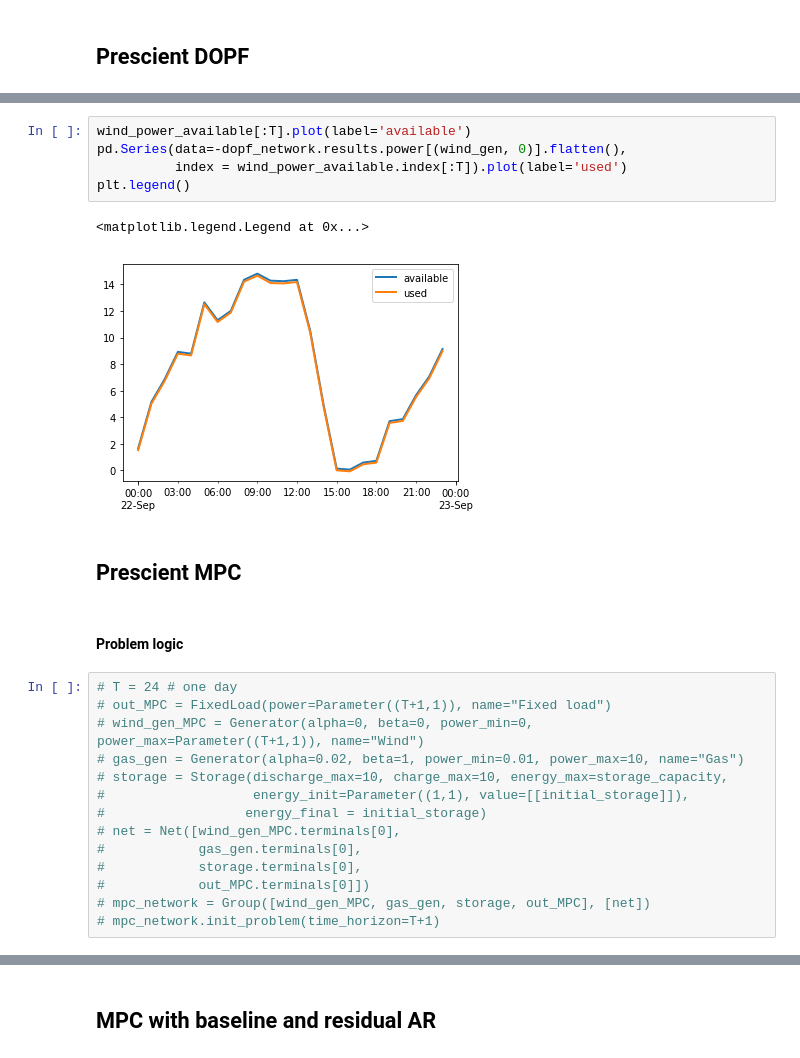
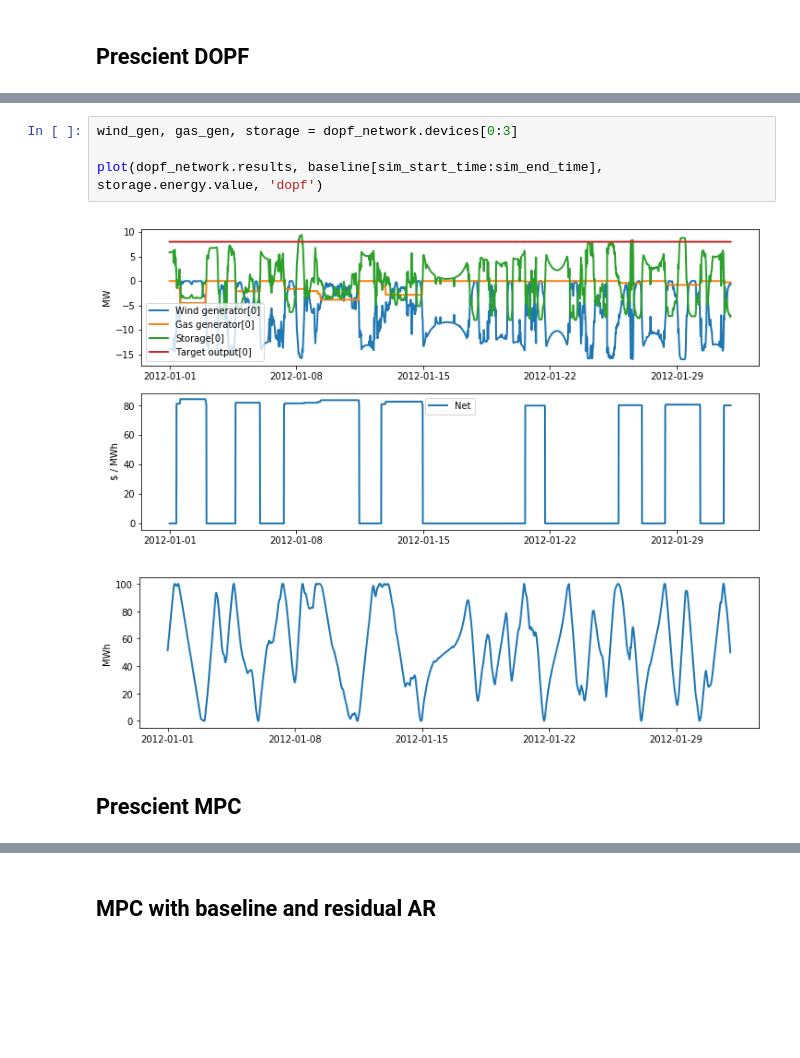
Before and after one commit to cvxgrp/cvxpower, a Jupyter notebook: examples/Windfarm_Prescient_MPC_robust.ipynb, the cells around one changed output, grey strips where cells are left out. Drawn from its saved outputs; the diff is of its cells as text; blank space fills up the shorter version.

```diff
--- a/examples/Windfarm_Prescient_MPC_robust.ipynb
+++ b/examples/Windfarm_Prescient_MPC_robust.ipynb
@@ -184,27 +215,10 @@ power_dopf = dopf_network.results.power.items()
-# %%
-wind_power_available[:T].plot(label='available')
-pd.Series(data=-dopf_network.results.power[(wind_gen, 0)].flatten(),
-          index = wind_power_available.index[:T]).plot(label='used')
-plt.legend()
-# %% [output]
-<matplotlib.legend.Legend at 0x...>
-[figure, removed]
+# %%
+wind_gen, gas_gen, storage = dopf_network.devices[0:3]
+
+plot(dopf_network.results, baseline[sim_start_time:sim_end_time], storage.energy.value, 'dopf')
+# %% [output]
+[figure, added]
+[figure, added]
 # %% [markdown]
 ## Prescient MPC
-# %% [markdown]
-#### Problem logic
-# %%
-# T = 24 # one day
-# out_MPC = FixedLoad(power=Parameter((T+1,1)), name="Fixed load")
-# wind_gen_MPC = Generator(alpha=0, beta=0, power_min=0, power_max=Parameter((T+1,1)), name="Wind")
-# gas_gen = Generator(alpha=0.02, beta=1, power_min=0.01, power_max=10, name="Gas")
-# storage = Storage(discharge_max=10, charge_max=10, energy_max=storage_capacity,
-#                   energy_init=Parameter((1,1), value=[[initial_storage]]),
-#                  energy_final = initial_storage)
-# net = Net([wind_gen_MPC.terminals[0],
-#            gas_gen.terminals[0],
-#            storage.terminals[0],
-#            out_MPC.terminals[0]])
-# mpc_network = Group([wind_gen_MPC, gas_gen, storage, out_MPC], [net])
-# mpc_network.init_problem(time_horizon=T+1)
 # %%
```
Also changed, not shown: parts of 48 cells of this notebook, 9 other files.
